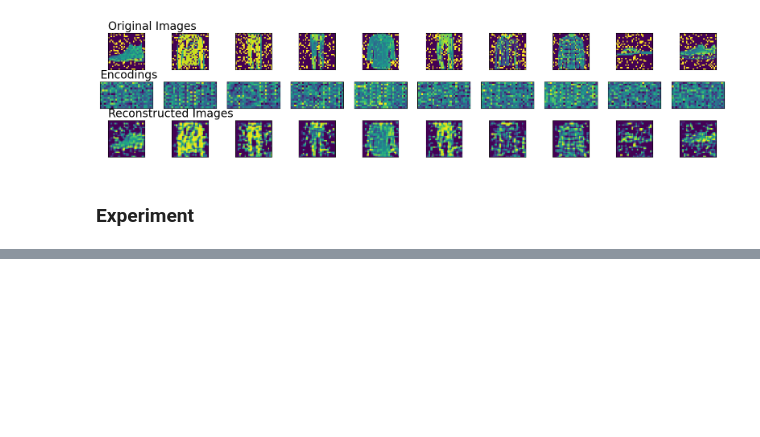
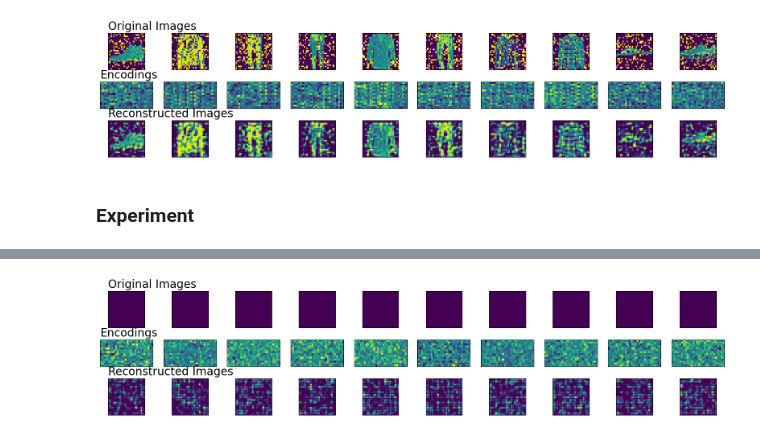
Before and after one commit to Ahmed-Rushdi/GAN_refresher, a Jupyter notebook: ae_refresher.ipynb, the cells around one changed output, grey strips where cells are left out. Saved outputs shown, nothing was run; the diff lists cells and outputs as text; code cells hidden in the pictures; blank space fills up the shorter version.

```diff
--- a/ae_refresher.ipynb
+++ b/ae_refresher.ipynb
@@ -241,0 +265,10 @@ TypeError: Invalid shape (7, 7, 8) for image data
+# %%
+modified_encondings = np.random.normal(1, 0.3, (10, 7, 7, 8))
+generated_images = model2.decode(modified_encondings)
+plot_reconstructed_images_and_encodings(
+    np.zeros(shape=(10, 28, 28, 1)),
+    tf.reshape((modified_encondings), (10, 14, -1)),
+    generated_images,
+)
+# %% [output]
+[figure, added]
```
Also changed, not shown: parts of 4 cells of this notebook.
